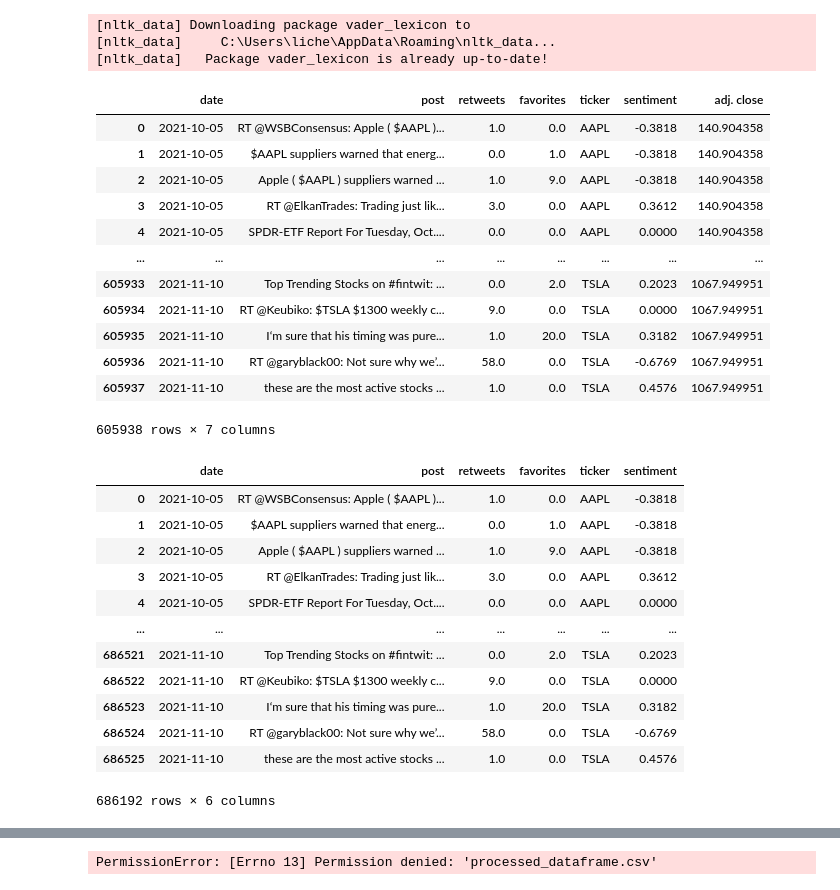
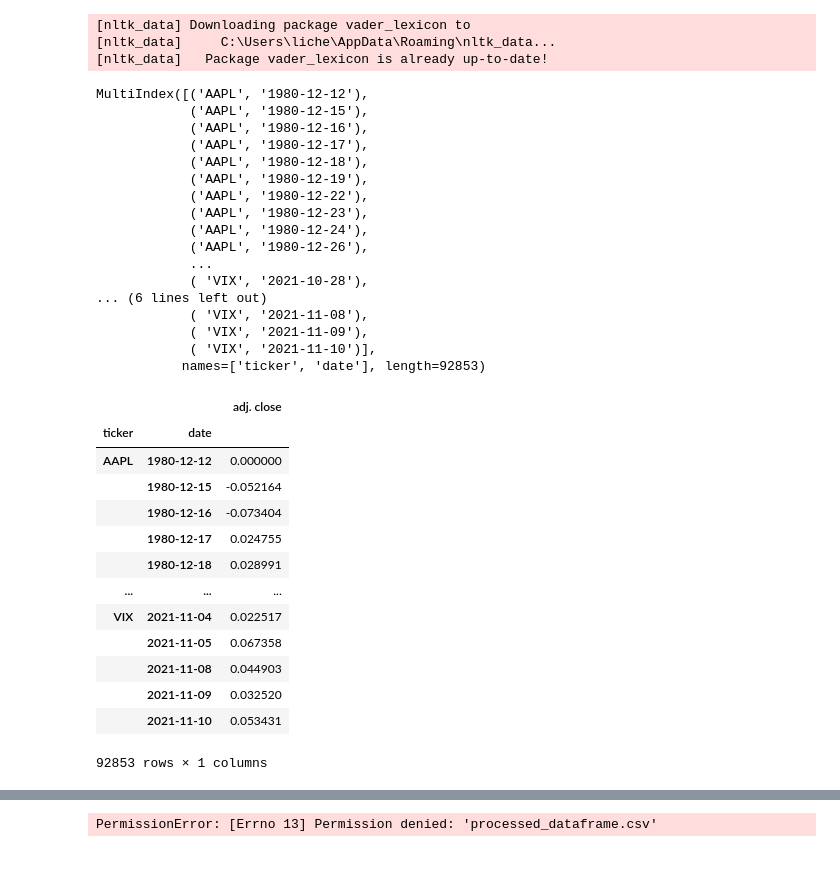
Before and after one commit to Andy-Li-l337/STAT1005, a Jupyter notebook: Objectives/Objective 2.ipynb, the cells around one changed output, grey strips where cells are left out. Drawn from its saved outputs; the diff is of its cells as text; code cells hidden in the pictures; blank space fills up the shorter version.

```diff
--- a/Objectives/Objective 2.ipynb
+++ b/Objectives/Objective 2.ipynb
@@ -35,37 +36,43 @@ tweets = pd.read_csv('processed_dataframe.csv',index_col=0)
 tweets_exclRT = tweets[~tweets['post'].str.contains("RT").astype(bool)].reset_index(drop=True)
 
 prices = reduce(lambda x,y:x.merge(y,how="outer", left_index=True,right_index=True),\
-[pd.read_csv(os.path.join(stockPath,filename)).loc[:,["Date","Adj Close"]].set_index('Date')\
-.set_axis([filename[:-4]], axis=1) for filename in os.listdir(stockPath)])
-long_prices = pd.melt(prices,ignore_index=False,var_name="ticker",value_name="adj. close")
+[pd.read_csv(os.path.join(stockPath,filename)).loc[:,["Date","Adj Close"]]\
+.set_index('Date').set_axis([filename[:-4]], axis=1) for filename in os.listdir(stockPath)]).pct_change()
+
+long_prices = pd.melt(prices,ignore_index=False,var_name="ticker",value_name="adj. close")\
+    .reset_index().rename({'Date':'date'},axis=1).groupby(['ticker','date']).sum()
 # %% [output]
-|  | date | post | retweets | favorites | ticker | sentiment | adj. close |
-| 0 | 2021-10-05 | RT @WSBConsensus: Apple ( $AAPL )... | 1.0 | 0.0 | AAPL | -0.3818 | 140.904358 |
-| 1 | 2021-10-05 | $AAPL suppliers warned that energ... | 0.0 | 1.0 | AAPL | -0.3818 | 140.904358 |
-| 2 | 2021-10-05 | Apple ( $AAPL ) suppliers warned ... | 1.0 | 9.0 | AAPL | -0.3818 | 140.904358 |
-| 3 | 2021-10-05 | RT @ElkanTrades: Trading just lik... | 3.0 | 0.0 | AAPL | 0.3612 | 140.904358 |
-| 4 | 2021-10-05 | SPDR-ETF Report For Tuesday, Oct.... | 0.0 | 0.0 | AAPL | 0.0000 | 140.904358 |
-| ... | ... | ... | ... | ... | ... | ... | ... |
-| 605933 | 2021-11-10 | Top Trending Stocks on #fintwit: ... | 0.0 | 2.0 | TSLA | 0.2023 | 1067.949951 |
-| 605934 | 2021-11-10 | RT @Keubiko: $TSLA $1300 weekly c... | 9.0 | 0.0 | TSLA | 0.0000 | 1067.949951 |
-| 605935 | 2021-11-10 | I‘m sure that his timing was pure... | 1.0 | 20.0 | TSLA | 0.3182 | 1067.949951 |
-| 605936 | 2021-11-10 | RT @garyblack00: Not sure why we’... | 58.0 | 0.0 | TSLA | -0.6769 | 1067.949951 |
-| 605937 | 2021-11-10 | these are the most active stocks ... | 1.0 | 0.0 | TSLA | 0.4576 | 1067.949951 |
-605938 rows × 7 columns
+MultiIndex([('AAPL', '1980-12-12'),
+            ('AAPL', '1980-12-15'),
+            ('AAPL', '1980-12-16'),
+            ('AAPL', '1980-12-17'),
+            ('AAPL', '1980-12-18'),
+            ('AAPL', '1980-12-19'),
+            ('AAPL', '1980-12-22'),
+            ('AAPL', '1980-12-23'),
+            ('AAPL', '1980-12-24'),
+            ('AAPL', '1980-12-26'),
+            ...
+            ( 'VIX', '2021-10-28'),
+... (6 lines left out)
+            ( 'VIX', '2021-11-08'),
+            ( 'VIX', '2021-11-09'),
+            ( 'VIX', '2021-11-10')],
+           names=['ticker', 'date'], length=92853)
-# %%
-
-tweets.index
-# %% [output]
-|  | date | post | retweets | favorites | ticker | sentiment |
-| 0 | 2021-10-05 | RT @WSBConsensus: Apple ( $AAPL )... | 1.0 | 0.0 | AAPL | -0.3818 |
-| 1 | 2021-10-05 | $AAPL suppliers warned that energ... | 0.0 | 1.0 | AAPL | -0.3818 |
-| 2 | 2021-10-05 | Apple ( $AAPL ) suppliers warned ... | 1.0 | 9.0 | AAPL | -0.3818 |
-| 3 | 2021-10-05 | RT @ElkanTrades: Trading just lik... | 3.0 | 0.0 | AAPL | 0.3612 |
-| 4 | 2021-10-05 | SPDR-ETF Report For Tuesday, Oct.... | 0.0 | 0.0 | AAPL | 0.0000 |
-| ... | ... | ... | ... | ... | ... | ... |
-| 686521 | 2021-11-10 | Top Trending Stocks on #fintwit: ... | 0.0 | 2.0 | TSLA | 0.2023 |
-| 686522 | 2021-11-10 | RT @Keubiko: $TSLA $1300 weekly c... | 9.0 | 0.0 | TSLA | 0.0000 |
-| 686523 | 2021-11-10 | I‘m sure that his timing was pure... | 1.0 | 20.0 | TSLA | 0.3182 |
-| 686524 | 2021-11-10 | RT @garyblack00: Not sure why we’... | 58.0 | 0.0 | TSLA | -0.6769 |
-| 686525 | 2021-11-10 | these are the most active stocks ... | 1.0 | 0.0 | TSLA | 0.4576 |
-686192 rows × 6 columns
+# %%
+long_prices
+# %% [output]
+|  |  | adj. close |
+| ticker | date |  |
+| AAPL | 1980-12-12 | 0.000000 |
+|  | 1980-12-15 | -0.052164 |
+|  | 1980-12-16 | -0.073404 |
+|  | 1980-12-17 | 0.024755 |
+|  | 1980-12-18 | 0.028991 |
+| ... | ... | ... |
+| VIX | 2021-11-04 | 0.022517 |
+|  | 2021-11-05 | 0.067358 |
+|  | 2021-11-08 | 0.044903 |
+|  | 2021-11-09 | 0.032520 |
+|  | 2021-11-10 | 0.053431 |
+92853 rows × 1 columns
```
Also changed, not shown: parts of 6 cells of this notebook, 1 other file.
